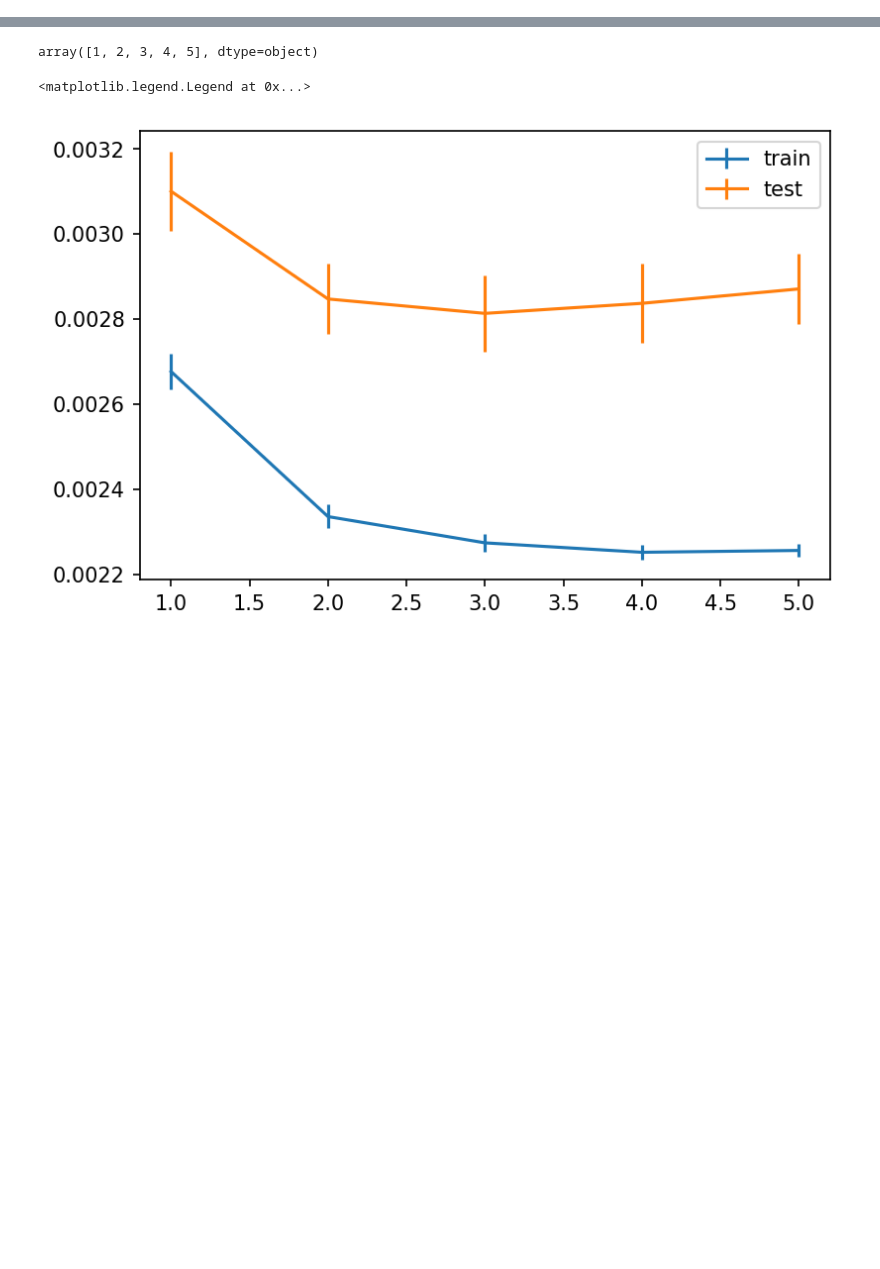
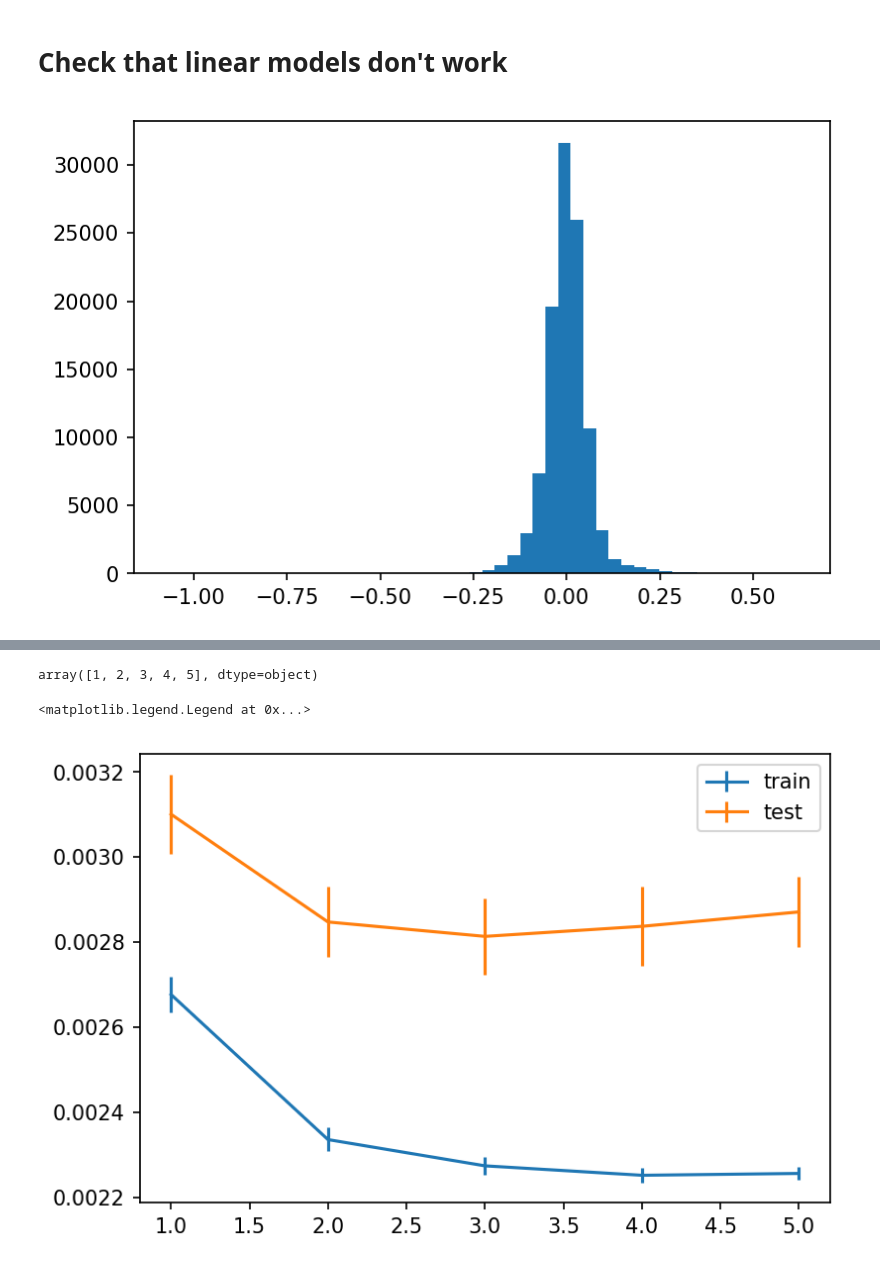
Before and after one commit to PierreGratier/AIISL, a Jupyter notebook: AIISL.ipynb, the cells around one changed output, grey strips where cells are left out. Saved outputs shown, nothing was run; the diff lists cells and outputs as text; code cells hidden in the pictures; blank space fills up the shorter version.

```diff
--- a/AIISL.ipynb
+++ b/AIISL.ipynb
@@ -85,0 +122,12 @@ X_train.shape
+# %% [markdown]
+# Check that linear models don't work
+# %%
+X_train, X_test, y_train, y_test = train_test_split(X, y,test_size=0.1)
+reg = LinearRegression()
+reg.fit(X_train,y_train)
+y_pred = reg.predict(X_test)
+diff = y_pred - y_test
+pl.hist(diff,50)
+pl.show()
+# %% [output]
+[figure, added]
```
Also changed, not shown: parts of 18 cells of this notebook.
